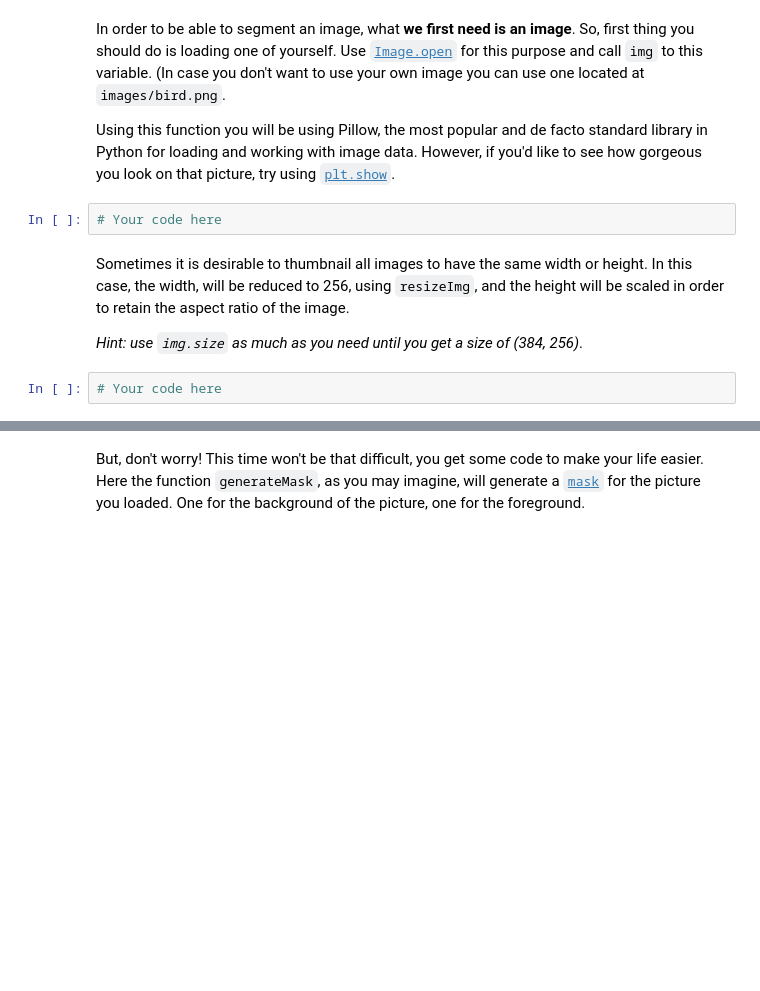
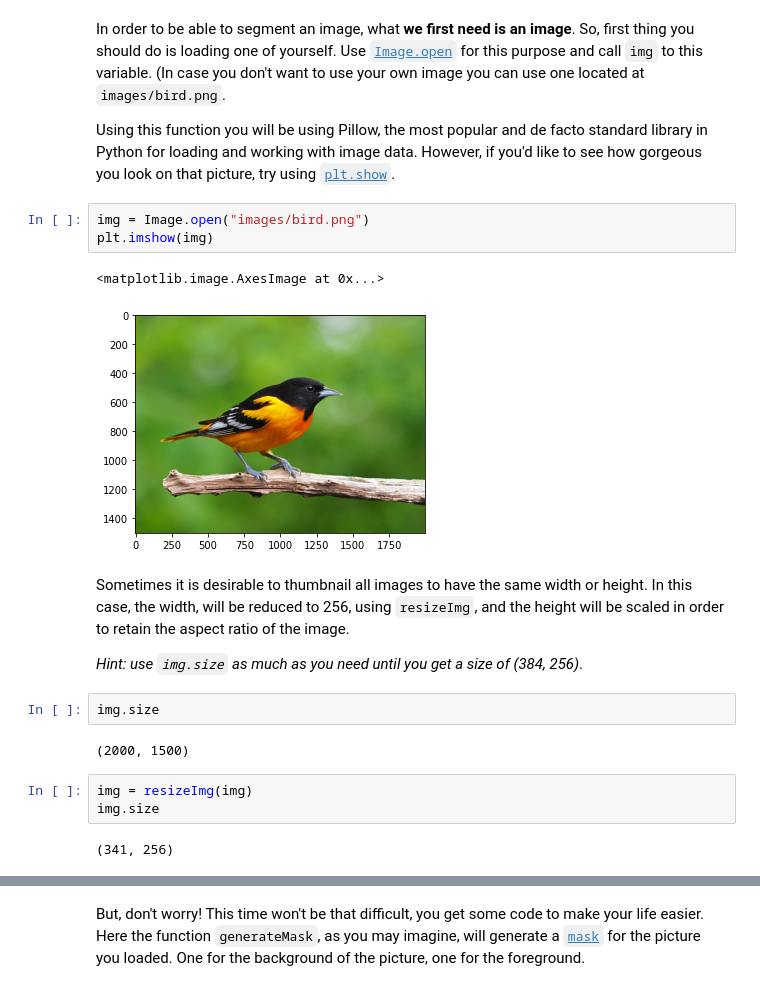
Before and after one commit to blancalluch/ImageSegmentation, a Jupyter notebook: main.ipynb, the cells around one changed output, grey strips where cells are left out. Drawn from its saved outputs; the diff is of its cells as text; blank space fills up the shorter version.

```diff
--- a/main.ipynb
+++ b/main.ipynb
@@ -43,11 +43,22 @@ from imageProcessing import resizeImg, generateMask
 In order to be able to segment an image, what **we first need is an image**. So, first thing you should do is loading one of yourself. Use [`Image.open`](https://pillow.readthedocs.io/en/3.1.x/reference/Image.html) for this purpose and call `img` to this variable. (In case you don't want to use your own image you can use one located at `images/bird.png`.
 
 Using this function you will be using Pillow, the most popular and de facto standard library in Python for loading and working with image data. However, if you'd like to see how gorgeous you look on that picture, try using [`plt.show`](https://matplotlib.org/api/_as_gen/matplotlib.pyplot.show.html).
-# %%
-# Your code here
+# %%
+img = Image.open("images/bird.png")
+plt.imshow(img)
+# %% [output]
+<matplotlib.image.AxesImage at 0x...>
+[figure, added]
 # %% [markdown]
 Sometimes it is desirable to thumbnail all images to have the same width or height. In this case, the width, will be reduced to 256, using `resizeImg`, and the height will be scaled in order to retain the aspect ratio of the image.
 
 *Hint: use `img.size` as much as you need until you get a size of (384, 256)*.
-# %%
-# Your code here
+# %%
+img.size
+# %% [output]
+(2000, 1500)
+# %%
+img = resizeImg(img)
+img.size
+# %% [output]
+(341, 256)
```
Also changed, not shown: parts of 7 cells of this notebook.
